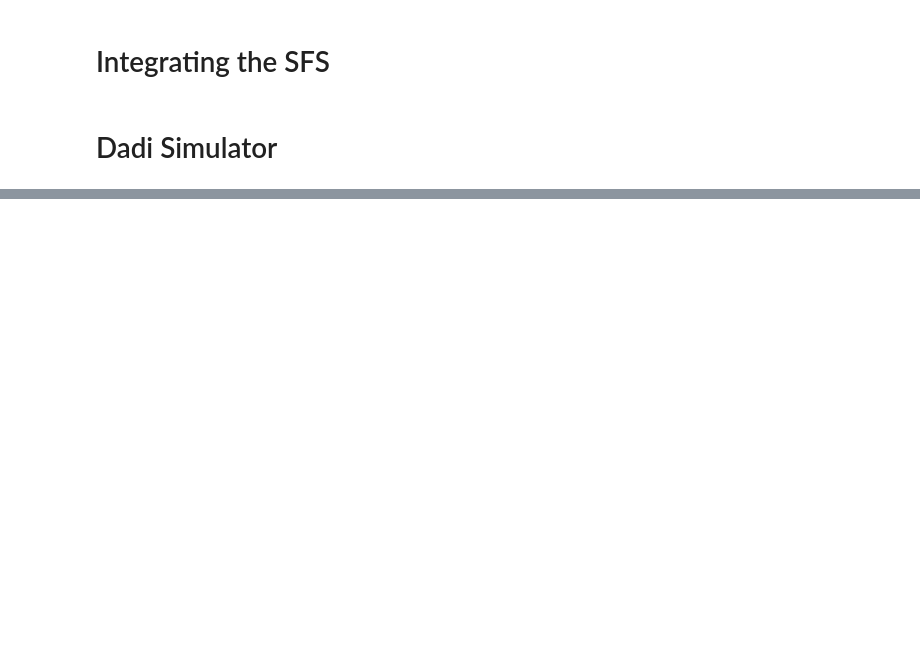
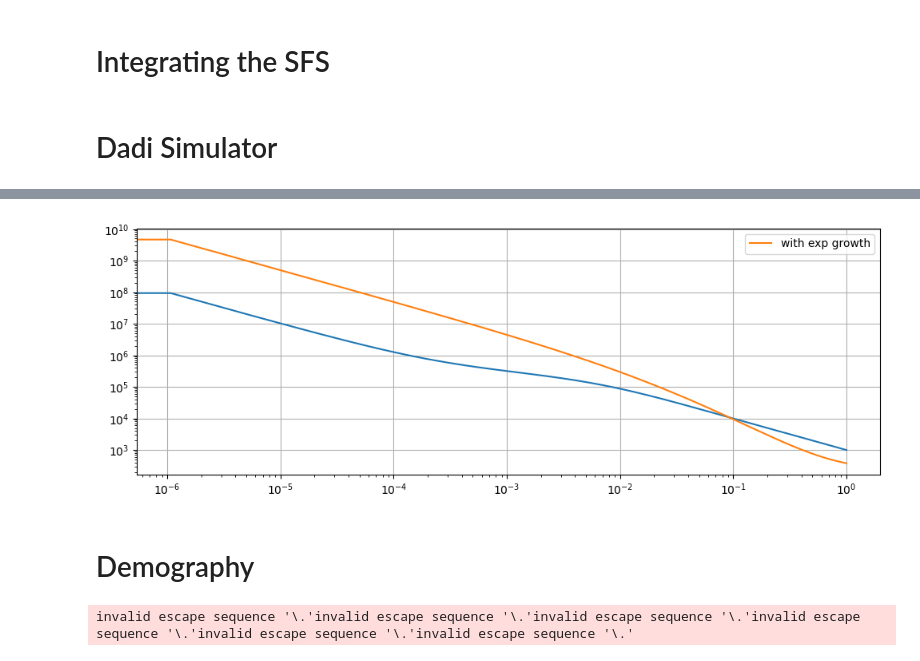
Before and after one commit to emkoch/popspec, a Jupyter notebook: Effect_size.ipynb, the cells around one changed output, grey strips where cells are left out. Drawn from its saved outputs; the diff is of its cells as text; code cells hidden in the pictures; blank space fills up the shorter version.

Commit message:
dadi

```diff
--- a/Effect_size.ipynb
+++ b/Effect_size.ipynb
@@ -334,17 +312,28 @@ import dadi
 import pandas as pd
 from dadi import Numerics, PhiManip, Integration, Spectrum
 
-xx = dadi.Numerics.default_grid(10000)
+xx = dadi.Numerics.default_grid(5000)
 # We want to estimate phi for our given demography. First a
 # burn in period
 phi = PhiManip.phi_1D(xx)
-phi = Integration.one_pop(phi, xx, 1000, nu=1)
+# initial_pop = 14620
+initial_pop = 1000
+phi = Integration.one_pop(phi, xx, 100000, nu=initial_pop)
 
-# Next, we want demography. Create a lambda function representing
-# the population over time
-initial_pop = 14620
-populations = pd.read_csv('demo_Ns.txt').to_numpy().squeeze()
-nu_func = lambda t : 2*populations[t]/initial_pop
+# # Next, we want demography. Create a lambda function representing
+# # the population over time
+# populations = pd.read_csv('demo_Ns.txt', header=None).to_numpy().squeeze()
+# nu_func = lambda t : 2*populations[int(t)]
+# phi = Integration.one_pop(phi, xx, 999, nu=nu_func)
 
-phi = Integration.one_pop(phi, xx, 1000, nu = nu_func)
-fs = Spectrum.from_phi(phi, ([10000]), (xx, ))
+
+nuB = 100
+TB = 1
+phi1 = Integration.one_pop(phi, xx, TB, nu = nuB)
+
+nuF = 5000
+T = 1000
+nu_func = lambda t: nuB * (nuF/nuB) ** (t/T)
+
+phi2 = Integration.one_pop(phi1, xx, T, nu=nu_func)
+# fs = Spectrum.from_phi(phi2, ([5000]), (xx, ))
@@ -350,0 +391,46 @@ fs = Spectrum.from_phi(phi, ([10000]), (xx, ))
+# %%
+import matplotlib.pyplot as plt
+
+# xx = dadi.Numerics.default_grid(60)
+# plt.plot(xx, fs[1:])
+plt.plot(xx, phi1)
+plt.plot(xx, phi2, label='with exp growth')
+plt.yscale("log")
+plt.xscale("log")
+plt.grid()
+plt.legend()
+plt.show()
+
+# dadi.Plotting.plot_1d_fs(fs_three_epoch)
+# %% [output]
+[figure, added]
+# %% [markdown]
+# Demography
+# %%
+import numpy as np
+
+mypath='/n/scratch/users/s/sjg319/sim_outputs/demography'
+
+# Define the function that builds the dfs
+def buildDF(site_1, gz_files, site_2=None):
+    if site_2:
+        pattern = re.compile(f'sim_outs_single_{site_1}_{site_2}_[0-9]+\.txt\.gz')
+    else:
+        # pattern = re.compile(f'underdom_{site_1}_[0-9]+\.txt\.gz')
+        pattern = re.compile(f'sim_outs_single_{site_1}_[0-9]+\.txt\.gz')
+    specified_files = []
+    for file in gz_files:
+        if bool(pattern.match(file)):
+            specified_files.append(file)
+
+    # Build the dataframe
+    df_list = [pd.read_csv(mypath + f'/{file}', sep='\t', compression='gzip') for file in specified_files]
+    sim_df = pd.concat(df_list)
+
+    return sim_df
+
+# Build the dataframe
+df_list = [pd.read_csv(f'{mypath}/demography_selec_0_{i}.txt.gz', sep='\t', compression='gzip') for i in np.arange(1, 1001)]
+sim_df = pd.concat(df_list)
+# %% [output]
+invalid escape sequence '\.'invalid escape sequence '\.'invalid escape sequence '\.'invalid escape sequence '\.'invalid escape sequence '\.'invalid escape sequence '\.'
```
Also changed, not shown: parts of 4 cells of this notebook.
